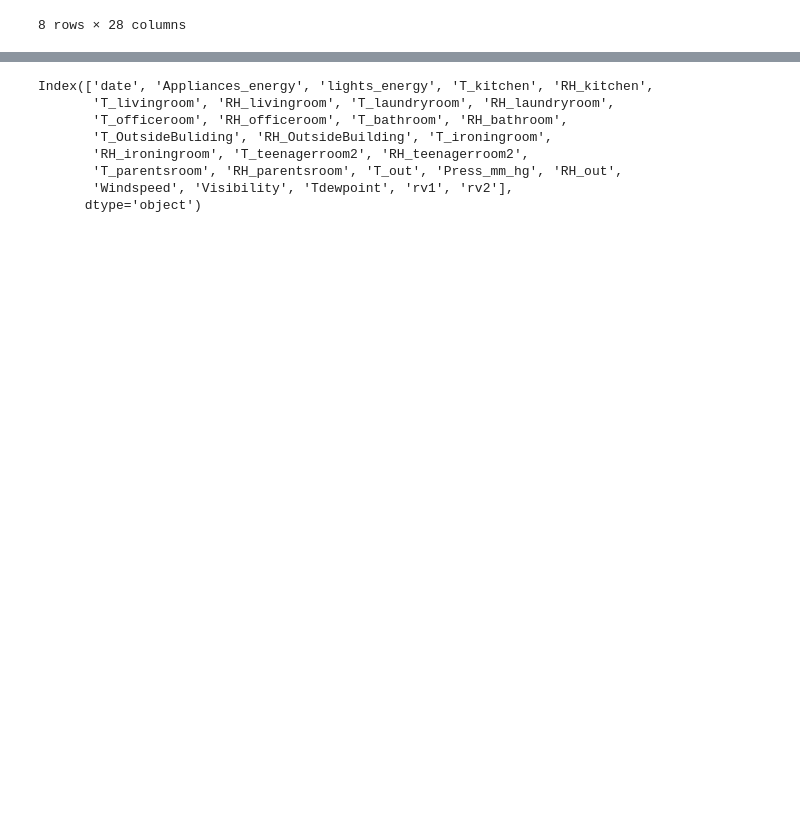
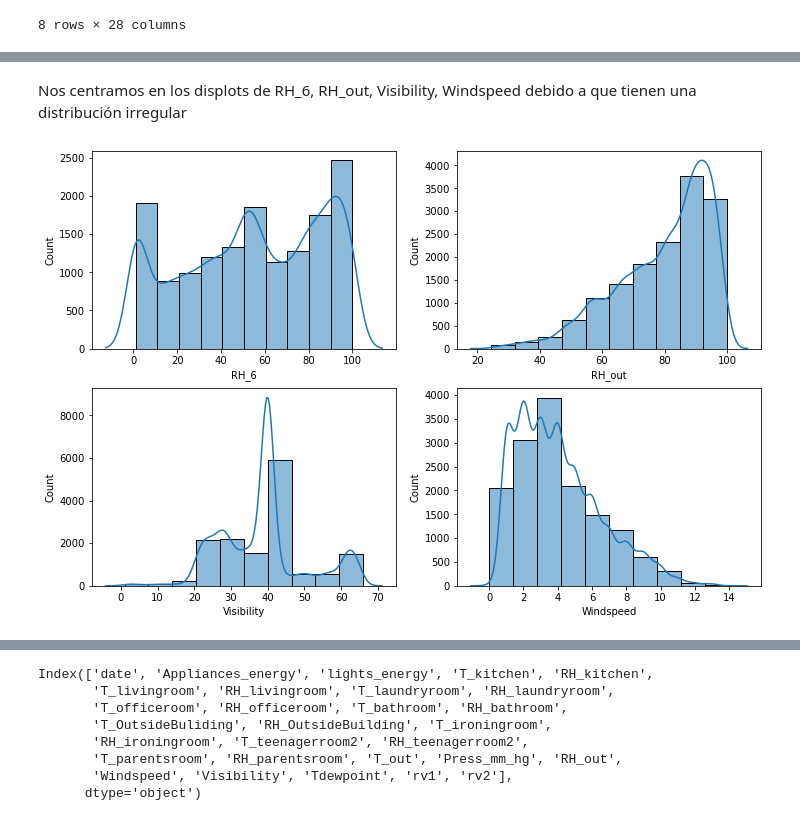
Before and after one commit to derekcantillo/ML-Appliances-Energy-Consumption, a Jupyter notebook: IAEnergy.ipynb, the cells around one changed output, grey strips where cells are left out. Drawn from its saved outputs; the diff is of its cells as text; code cells hidden in the pictures; blank space fills up the shorter version.

```diff
--- a/IAEnergy.ipynb
+++ b/IAEnergy.ipynb
@@ -279 +377,11 @@ Text(0.5, 1.0, 'Correlación entre las diferentes características')
+# %% [markdown]
+Nos centramos en los displots de RH_6, RH_out, Visibility, Windspeed debido a que tienen una distribución irregular
+# %%
+f, ax = plt.subplots(2,2,figsize=(12,8))
+vis1 = sns.histplot(feature_vars["RH_6"],bins=10, ax= ax[0][0], kde=True, kde_kws={"cut": 3})
+vis2 = sns.histplot(feature_vars["RH_out"],bins=10, ax=ax[0][1], kde=True, kde_kws={"cut": 3})
+vis3 = sns.histplot(feature_vars["Visibility"],bins=10, ax=ax[1][0], kde=True, kde_kws={"cut": 3})
+vis4 = sns.histplot(feature_vars["Windspeed"],bins=10, ax=ax[1][1], kde=True, kde_kws={"cut": 3})
+# %% [output]
+[figure, added]
 # %%
```
Also changed, not shown: parts of 64 cells of this notebook.
